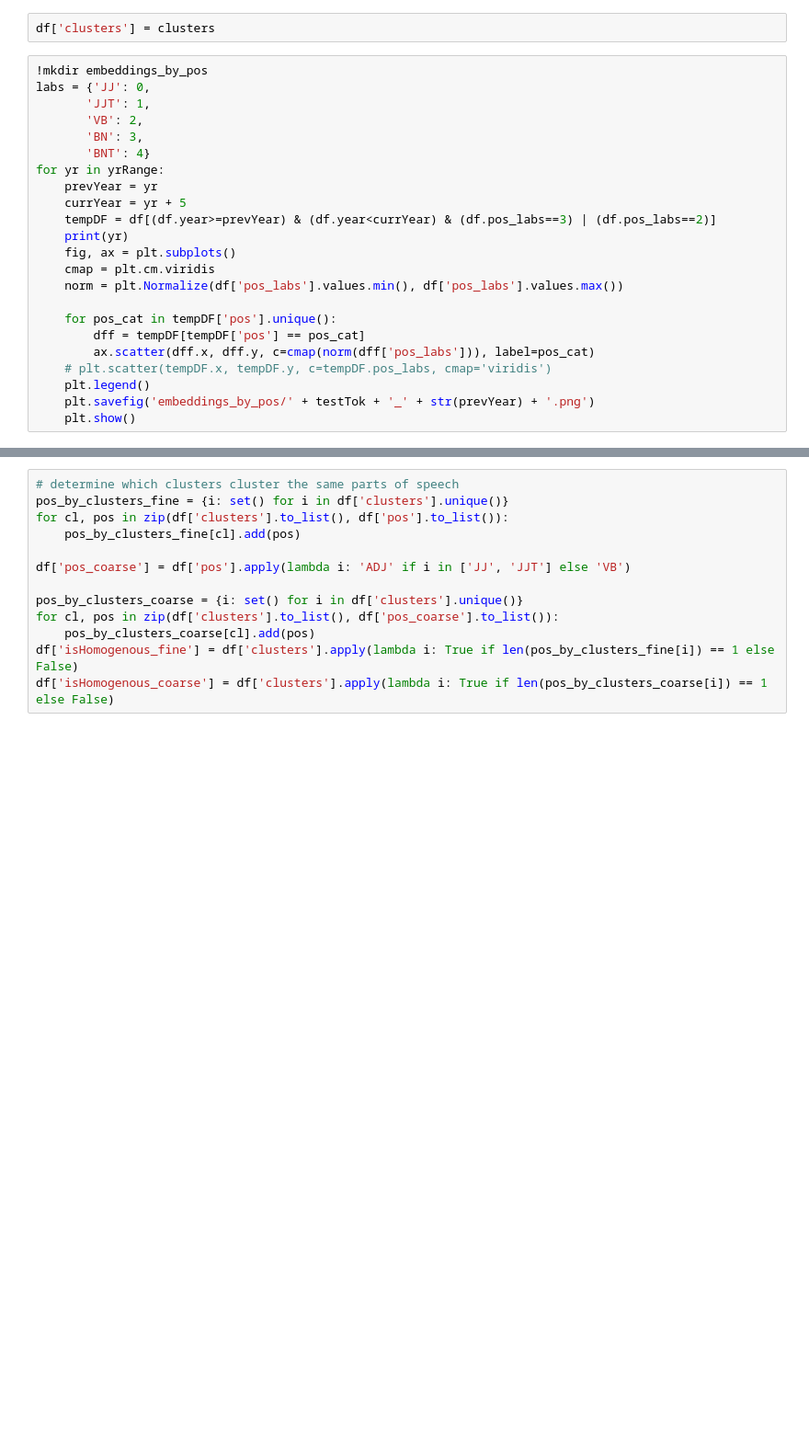
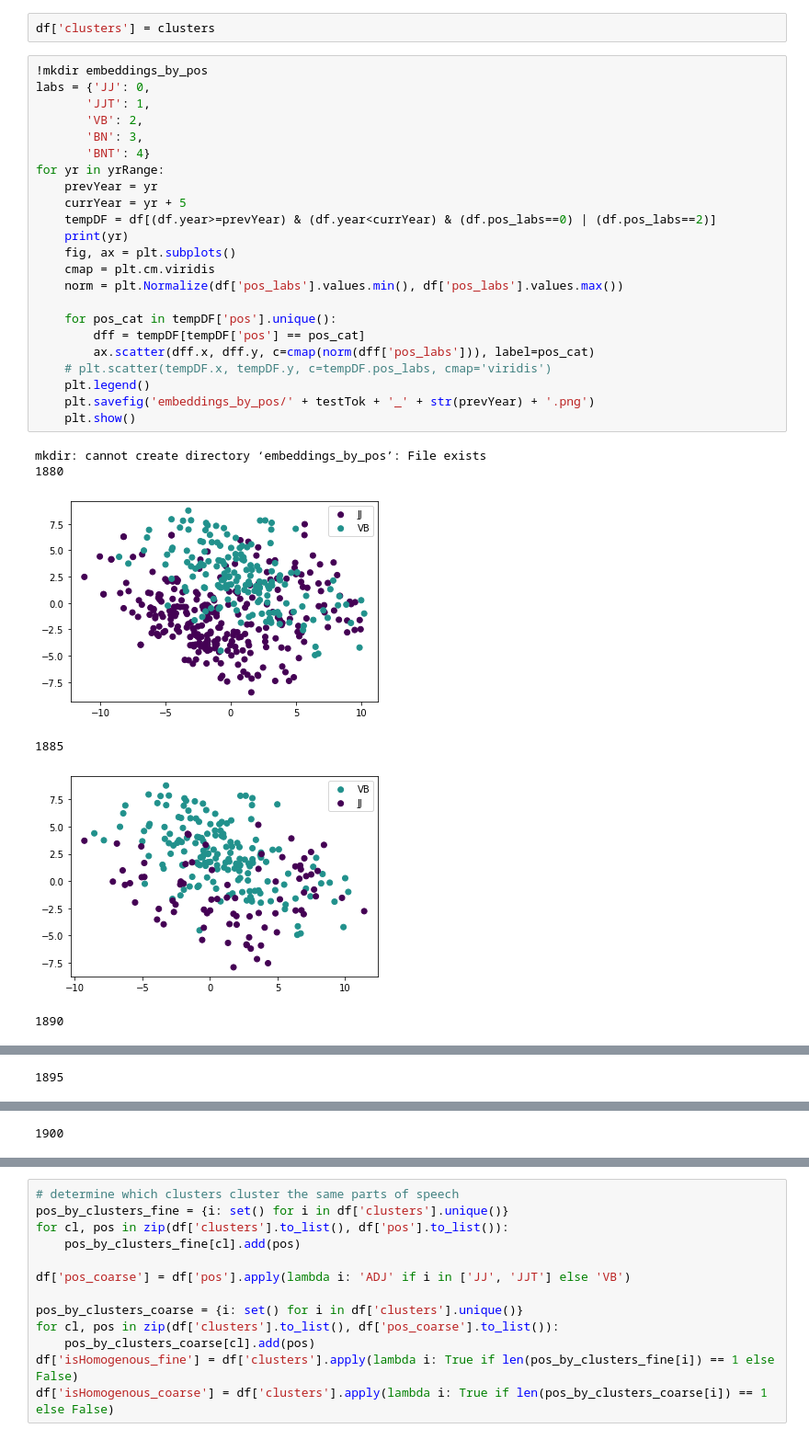
Before and after one commit to besaleli/LSCD-EmergentModernHebrew, a Jupyter notebook: code/plot_embeddings_with_pos_test.ipynb, the cells around one changed output, grey strips where cells are left out. Shown: that part at 92% size. Drawn from its saved outputs; the diff is of its cells as text; blank space fills up the shorter version.

```diff
--- a/code/plot_embeddings_with_pos_test.ipynb
+++ b/code/plot_embeddings_with_pos_test.ipynb
@@ -52,23 +52,30 @@ df['clusters'] = clusters
 # %%
 !mkdir embeddings_by_pos
 labs = {'JJ': 0,
        'JJT': 1,
        'VB': 2,
        'BN': 3,
        'BNT': 4}
 for yr in yrRange:
     prevYear = yr
     currYear = yr + 5
-    tempDF = df[(df.year>=prevYear) & (df.year<currYear) & (df.pos_labs==3) | (df.pos_labs==2)]
+    tempDF = df[(df.year>=prevYear) & (df.year<currYear) & (df.pos_labs==0) | (df.pos_labs==2)]
     print(yr)
     fig, ax = plt.subplots()
     cmap = plt.cm.viridis
     norm = plt.Normalize(df['pos_labs'].values.min(), df['pos_labs'].values.max())
 
     for pos_cat in tempDF['pos'].unique():
         dff = tempDF[tempDF['pos'] == pos_cat]
         ax.scatter(dff.x, dff.y, c=cmap(norm(dff['pos_labs'])), label=pos_cat)
     # plt.scatter(tempDF.x, tempDF.y, c=tempDF.pos_labs, cmap='viridis')
     plt.legend()
     plt.savefig('embeddings_by_pos/' + testTok + '_' + str(prevYear) + '.png')
     plt.show()
+# %% [output]
+mkdir: cannot create directory ‘embeddings_by_pos’: File exists
+1880
+[figure, added]
+1885
+[figure, added]
+1890
@@ -74,0 +83 @@ for yr in yrRange:
+1895
@@ -74,0 +85 @@ for yr in yrRange:
+1900
```
Also changed, not shown: parts of 1 cell of this notebook, 14 other files.
